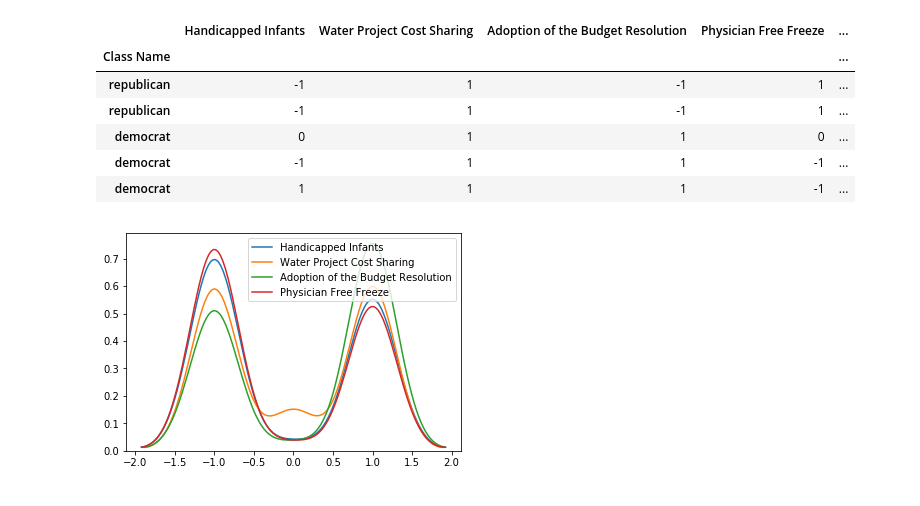
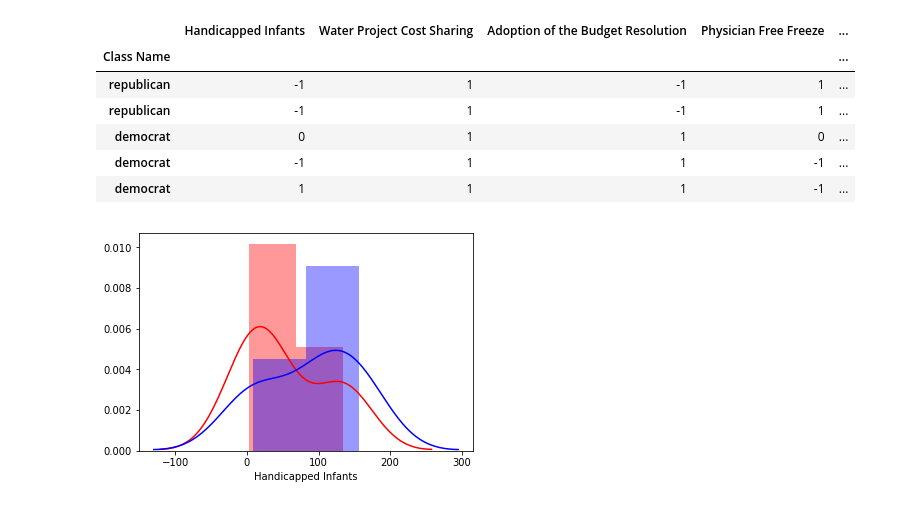
Before and after one commit to npgeorge/DS-Unit-1-Sprint-3-Statistical-Tests-and-Experiments, a Jupyter notebook: Nicholas_George_LS_DS_131_Statistics_Probability_Assignment.ipynb, the cells around one changed output. Cells and saved outputs as stored; diff of their text form; code cells hidden in the pictures.

```diff
--- a/Nicholas_George_LS_DS_131_Statistics_Probability_Assignment.ipynb
+++ b/Nicholas_George_LS_DS_131_Statistics_Probability_Assignment.ipynb
@@ -130,17 +130,12 @@ df.head()
 | democrat | 0 | 1 | 1 | 0 | ... |
 | democrat | -1 | 1 | 1 | -1 | ... |
 | democrat | 1 | 1 | 1 | -1 | ... |
-# %%
-hand_inf = df['Handicapped Infants']
-sns.kdeplot(hand_inf);
-
-wpcs = df['Water Project Cost Sharing']
-sns.kdeplot(wpcs);
-
-abr = df['Adoption of the Budget Resolution']
-sns.kdeplot(abr);
-
-pff = df['Physician Free Freeze']
-sns.kdeplot(pff);
-# %% [output]
-[figure, removed]
+# %%
+#1st row
+reps_hand_inf = republicans['Handicapped Infants'].value_counts()
+sns.distplot(reps_hand_inf,color='r');
+
+dems_hand_inf = democrats['Handicapped Infants'].value_counts()
+sns.distplot(dems_hand_inf, color='b');
+# %% [output]
+[figure, added]
```
Also changed, not shown: parts of 5 cells of this notebook.
